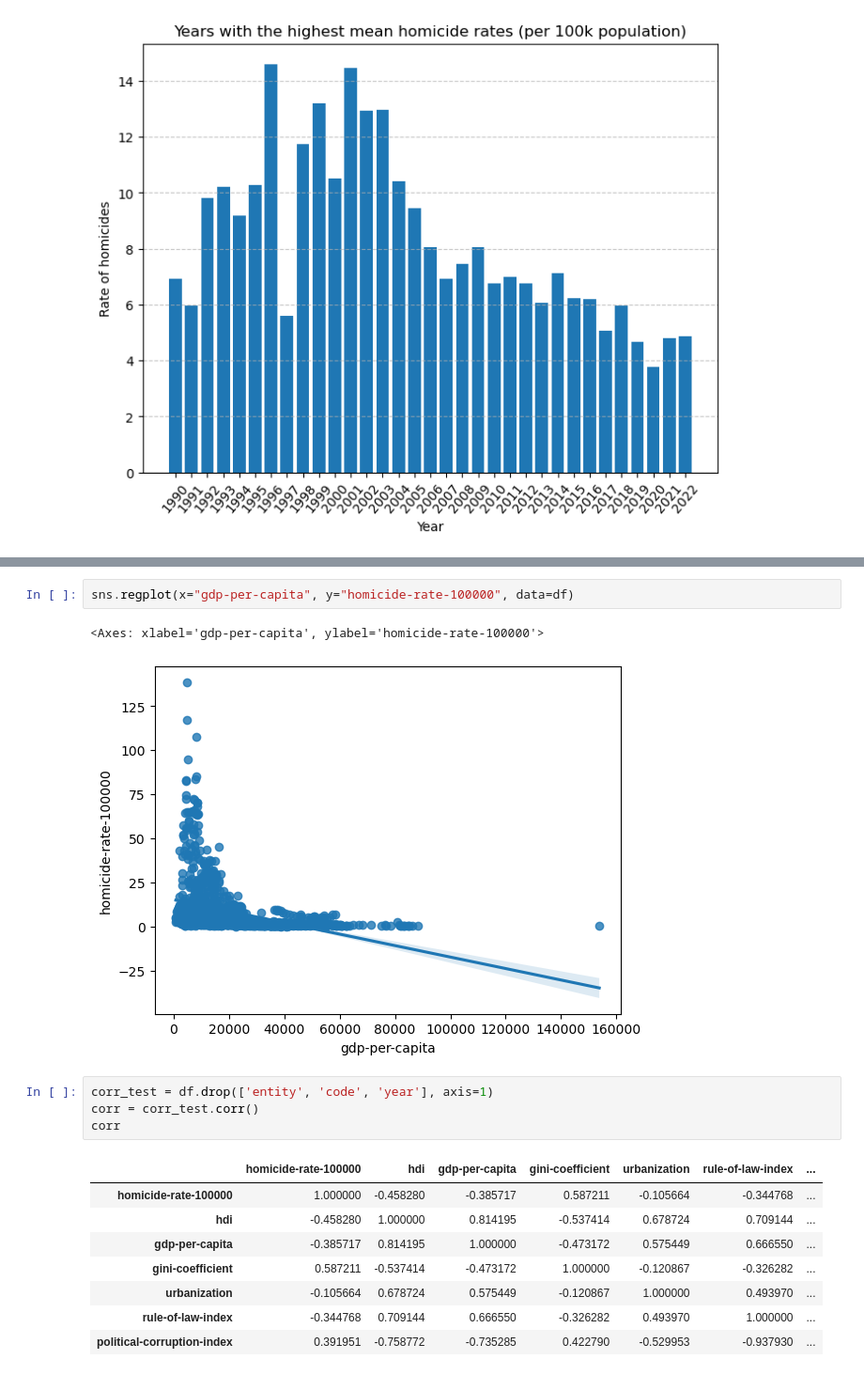
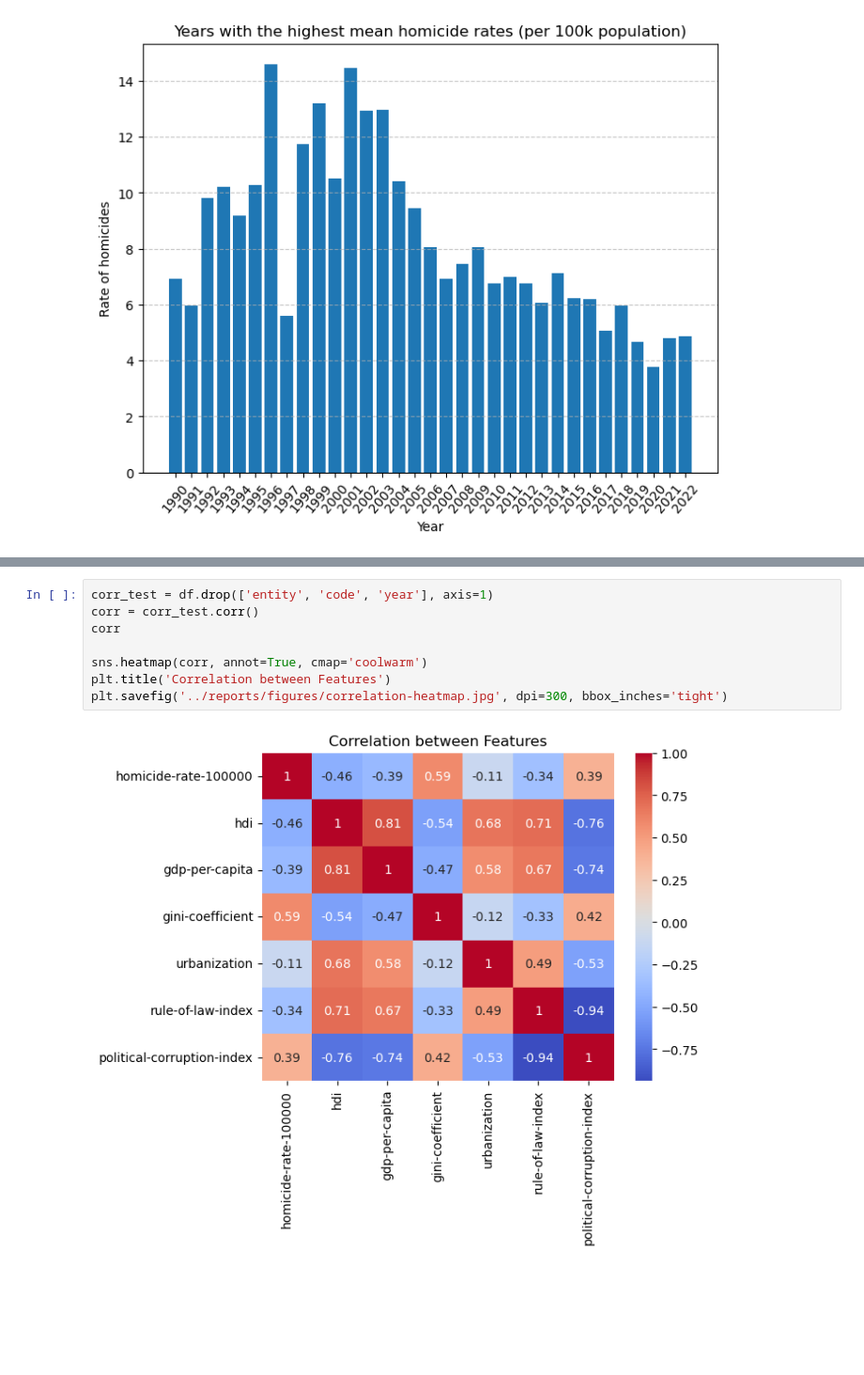
Before and after one commit to Phenriqx/global-homicide-rate-predictor, a Jupyter notebook: notebooks/HomicideRates.ipynb, the cells around one changed output, grey strips where cells are left out. Shown at 94% size. Cells and saved outputs as stored; diff of their text form; blank space fills up the shorter version.

```diff
--- a/notebooks/HomicideRates.ipynb
+++ b/notebooks/HomicideRates.ipynb
@@ -233,18 +230,10 @@ KeyError: 0
-# %%
-sns.regplot(x="gdp-per-capita", y="homicide-rate-100000", data=df)
-# %% [output]
-<Axes: xlabel='gdp-per-capita', ylabel='homicide-rate-100000'>
-[figure, removed]
 # %%
 corr_test = df.drop(['entity', 'code', 'year'], axis=1)
 corr = corr_test.corr()
 corr
+
+sns.heatmap(corr, annot=True, cmap='coolwarm')
+plt.title('Correlation between Features')
+plt.savefig('../reports/figures/correlation-heatmap.jpg', dpi=300, bbox_inches='tight')
 # %% [output]
-|  | homicide-rate-100000 | hdi | gdp-per-capita | gini-coefficient | urbanization | rule-of-law-index | ... |
-| homicide-rate-100000 | 1.000000 | -0.458280 | -0.385717 | 0.587211 | -0.105664 | -0.344768 | ... |
-| hdi | -0.458280 | 1.000000 | 0.814195 | -0.537414 | 0.678724 | 0.709144 | ... |
-| gdp-per-capita | -0.385717 | 0.814195 | 1.000000 | -0.473172 | 0.575449 | 0.666550 | ... |
-| gini-coefficient | 0.587211 | -0.537414 | -0.473172 | 1.000000 | -0.120867 | -0.326282 | ... |
-| urbanization | -0.105664 | 0.678724 | 0.575449 | -0.120867 | 1.000000 | 0.493970 | ... |
-| rule-of-law-index | -0.344768 | 0.709144 | 0.666550 | -0.326282 | 0.493970 | 1.000000 | ... |
-| political-corruption-index | 0.391951 | -0.758772 | -0.735285 | 0.422790 | -0.529953 | -0.937930 | ... |
+[figure, added]
```
Also changed, not shown: parts of 5 cells of this notebook, 6 other files.
